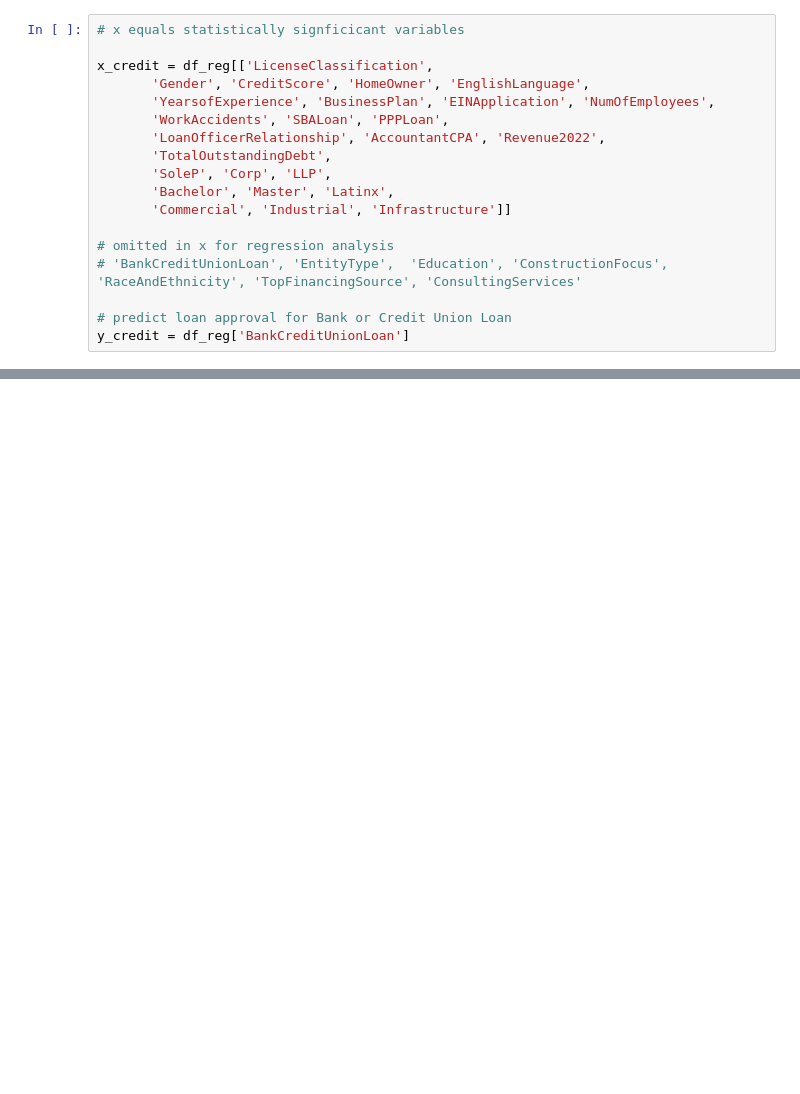
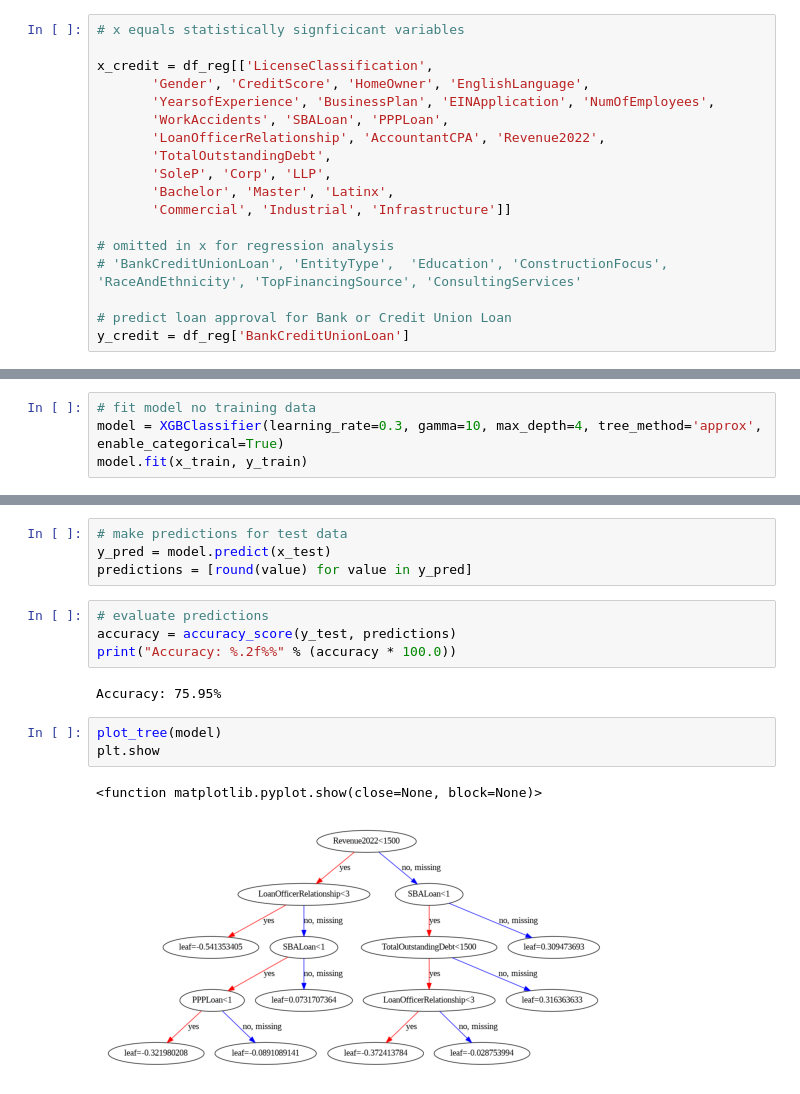
Before and after one commit to ramirezzzluisss/pythonprojects, a Jupyter notebook: HonorsThesis.ipynb, the cells around one changed output, grey strips where cells are left out. Saved outputs shown, nothing was run; the diff lists cells and outputs as text; blank space fills up the shorter version.

```diff
--- a/HonorsThesis.ipynb
+++ b/HonorsThesis.ipynb
@@ -1168,0 +1266,4 @@ strong multicollinearity or other numerical problems.
+# %%
+# fit model no training data
+model = XGBClassifier(learning_rate=0.3, gamma=10, max_depth=4, tree_method='approx', enable_categorical=True)
+model.fit(x_train, y_train)
@@ -1168,0 +1282,16 @@ strong multicollinearity or other numerical problems.
+# %%
+# make predictions for test data
+y_pred = model.predict(x_test)
+predictions = [round(value) for value in y_pred]
+# %%
+# evaluate predictions
+accuracy = accuracy_score(y_test, predictions)
+print("Accuracy: %.2f%%" % (accuracy * 100.0))
+# %% [output]
+Accuracy: 75.95%
+# %%
+plot_tree(model)
+plt.show
+# %% [output]
+<function matplotlib.pyplot.show(close=None, block=None)>
+[figure, added]
```
Also changed, not shown: parts of 16 cells of this notebook.
